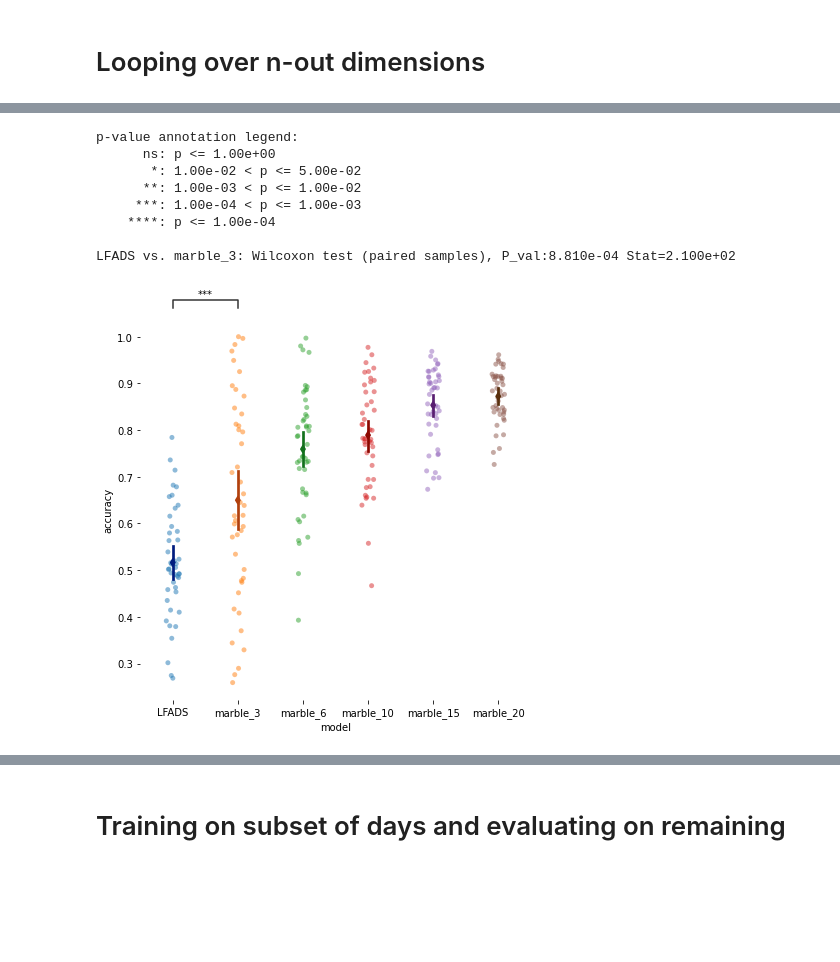
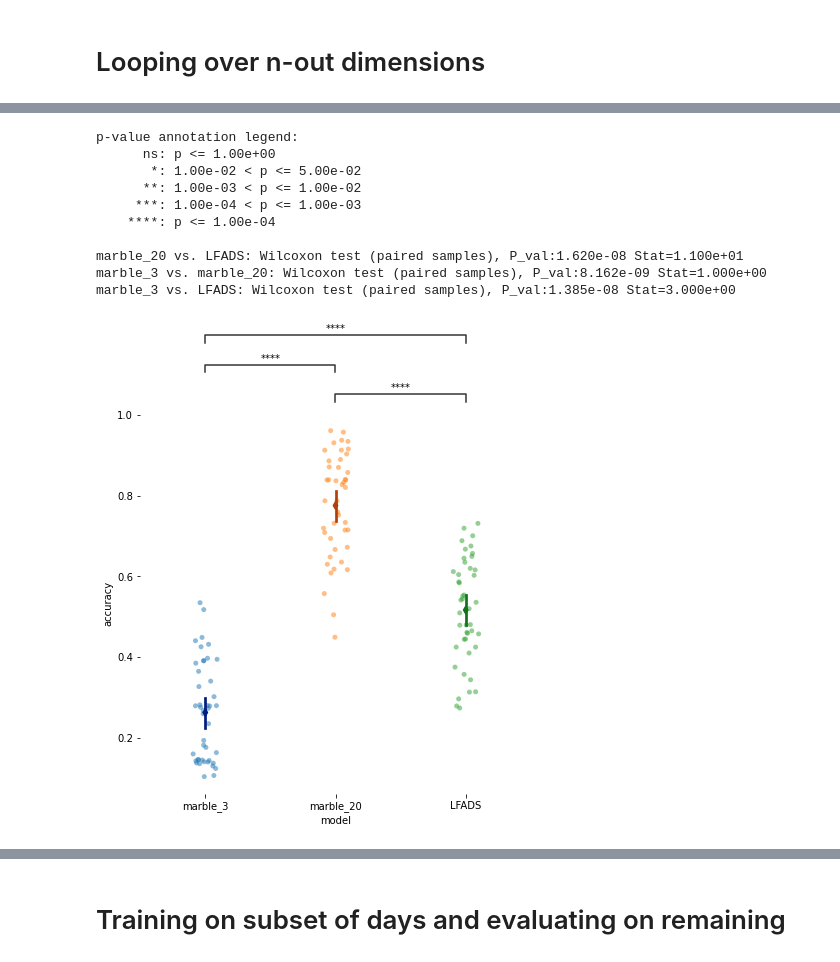
Before and after one commit to agosztolai/MARBLE, a Jupyter notebook: examples/spiking_analysis/per_session_analysis_20ms/decoding_per_session_20ms.ipynb, the cells around one changed output, grey strips where cells are left out. Saved outputs shown, nothing was run; the diff lists cells and outputs as text; code cells hidden in the pictures; blank space fills up the shorter version.

```diff
--- a/examples/spiking_analysis/per_session_analysis_20ms/decoding_per_session_20ms.ipynb
+++ b/examples/spiking_analysis/per_session_analysis_20ms/decoding_per_session_20ms.ipynb
@@ -685,7 +676,7 @@ for d in kinematic_data.keys():
 
 
         # loop over test trials
-        alpha = 1
+        alpha = 0
         dt = 20
 
 
@@ -765,7 +756,7 @@ for d in kinematic_data.keys():
     r2_lfads_finalpos.append(np.mean([calcR2(X[0,:], Z[0,:]), calcR2(X[1,:], Z[1,:])])) # mean of x and y velocity
 # %%
 ## run for marble embedding
-out_dim = [3, 6, 10, 15, 20]
+out_dim = [3, 20] # [3, 6, 10, 15, 20]
 
 r2_marble_pos_all = []
 r2_marble_vel_all = []
@@ -828,7 +819,7 @@ for out_d in out_dim:
 
 
             # loop over test trials
-            alpha = 1
+            alpha = 0
             dt = 20
 
             # looping over test samples
@@ -1043,7 +1046,7 @@ marble_3 vs. LFADS: Wilcoxon test (paired samples), P_val:1.130e-03 Stat=2.160e+
 # position classification accuracy
 
 kinematic_model_acc = []
-marble_model_acc = [[] for u in range(5)]
+marble_model_acc = [[] for u in range(2)]
 lfads_model_acc = []
 
 for d in range(len(embeddings)):
@@ -1092,9 +1095,10 @@ for d in range(len(embeddings)):
     y = np.array(labels)
     lfads_model_acc.append(clf.score(X, y))
 
-results = pd.DataFrame(data=np.vstack([lfads_model_acc, *marble_model_acc]).T,columns=['LFADS',
-                                                                                       'marble_3','marble_6','marble_10',
-                                                                                      'marble_15','marble_20'])
+results = pd.DataFrame(data=np.vstack([*marble_model_acc, lfads_model_acc]).T,columns=['marble_3','marble_20', 'LFADS'])
+#results = pd.DataFrame(data=np.vstack([lfads_model_acc, *marble_model_acc]).T,columns=['LFADS',
+ #                                                                                      'marble_3','marble_6','marble_10',
+#                                                                                      'marble_15','marble_20'])
 
 results = results.melt()
 results.columns = ['model','accuracy']
@@ -1105,37 +1109,39 @@ from statannotations.Annotator import Annotator
 
 f, ax = plt.subplots(figsize=(7,7))
 sns.despine(bottom=True, left=True)
 
 sns.stripplot(
     data=results, x="model", y="accuracy",
     dodge=True, alpha=.5, zorder=1,
 )
 
 
 sns.pointplot(
     data=results, x="model", y="accuracy",
     join=False, dodge=.8 - .8 / 3, palette="dark",
     markers="d", scale=.75, errorbar=None
 )
 
-pairs=[("LFADS", "marble_3")]
+pairs=[("LFADS", "marble_3"), ("LFADS", "marble_20"), ("marble_3", "marble_20")]
 
 annotator = Annotator(ax, pairs, data=results, x="model", y="accuracy",)
 annotator.configure(test='Wilcoxon', text_format='star', loc='outside')
 annotator.apply_and_annotate()
 
 #plt.savefig('./outputs/condition_prediction_accuracy.svg')
-plt.savefig('./outputs/position_classification_accuracy.svg')
+plt.savefig('./outputs/position_classification_accuracy_noneulermethod.svg')
 # %% [output]
 p-value annotation legend:
       ns: p <= 1.00e+00
        *: 1.00e-02 < p <= 5.00e-02
       **: 1.00e-03 < p <= 1.00e-02
      ***: 1.00e-04 < p <= 1.00e-03
     ****: p <= 1.00e-04
 
-LFADS vs. marble_3: Wilcoxon test (paired samples), P_val:8.810e-04 Stat=2.100e+02
+marble_20 vs. LFADS: Wilcoxon test (paired samples), P_val:1.620e-08 Stat=1.100e+01
+marble_3 vs. marble_20: Wilcoxon test (paired samples), P_val:8.162e-09 Stat=1.000e+00
+marble_3 vs. LFADS: Wilcoxon test (paired samples), P_val:1.385e-08 Stat=3.000e+00
-[figure, old version]
+[figure, new version]
 # %%
 # position accuracy of final reach point
 
```
Also changed, not shown: parts of 10 cells of this notebook.
